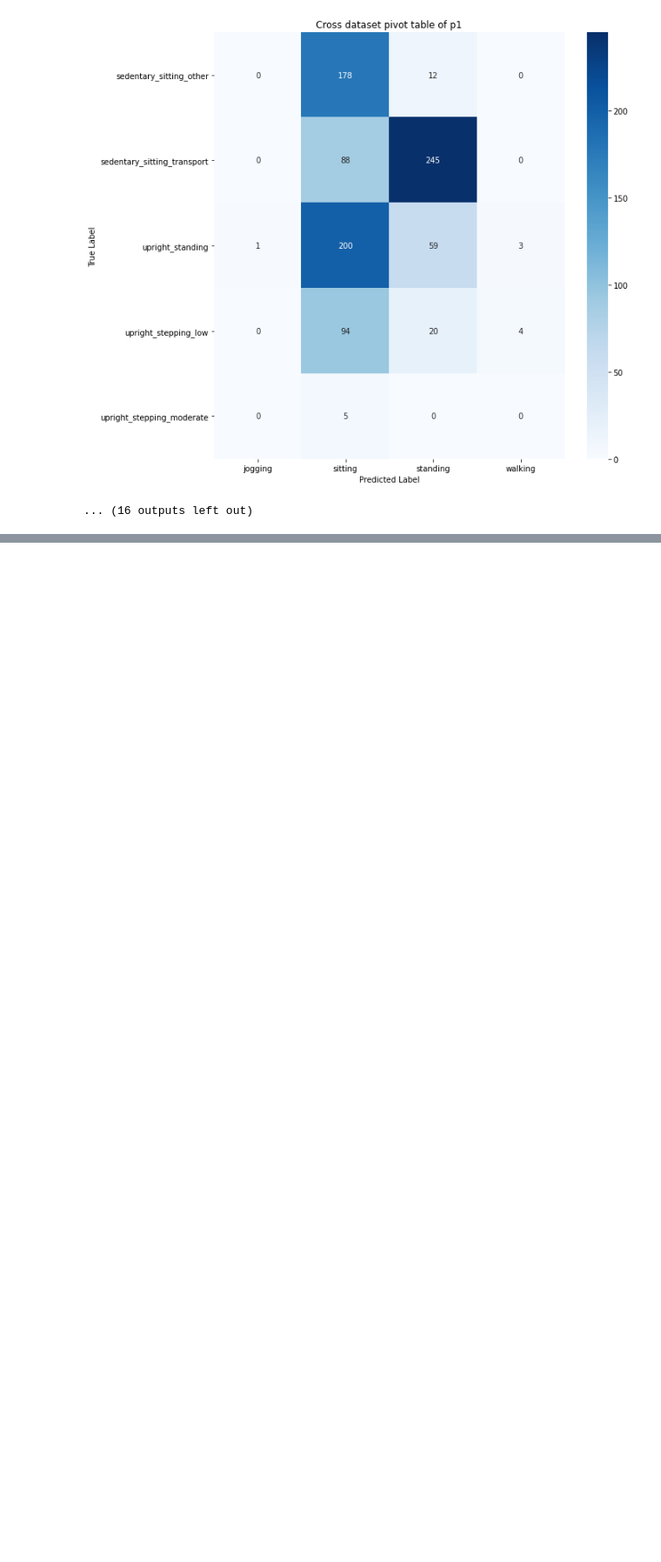
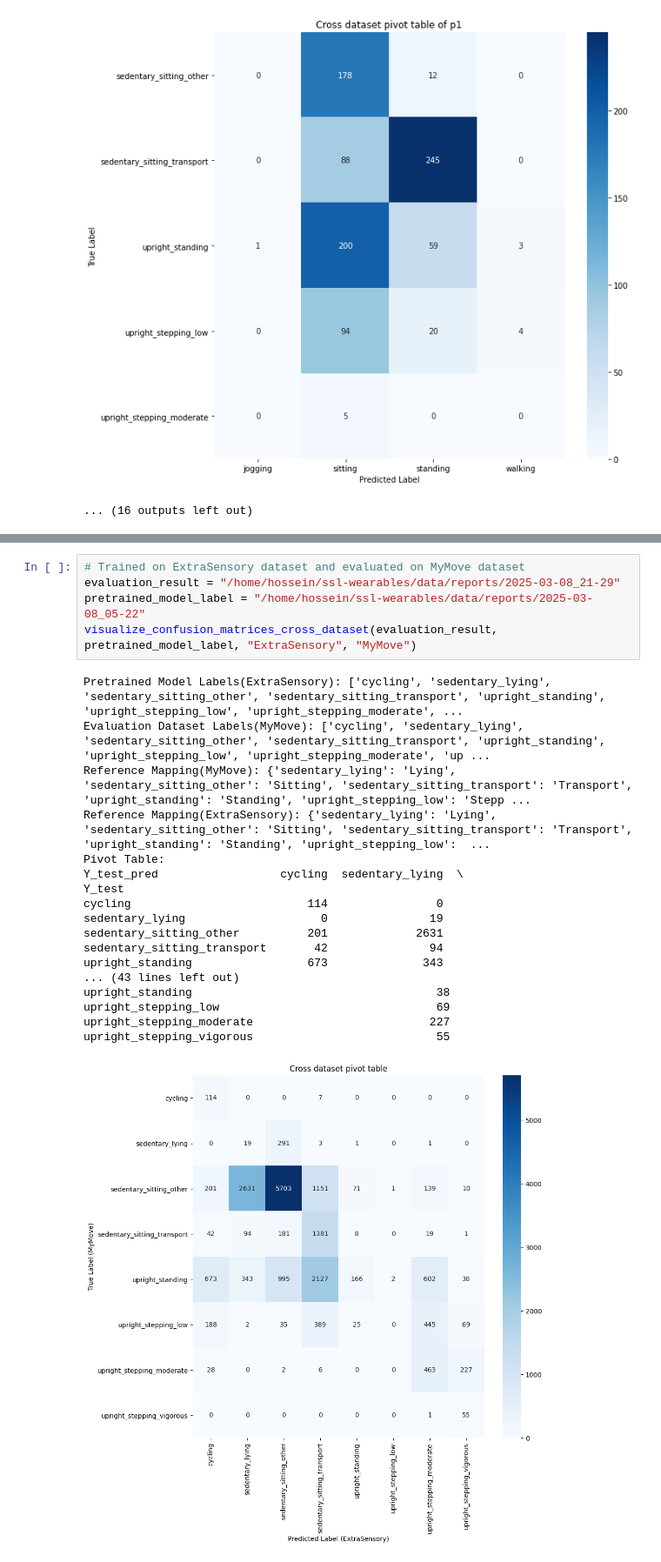
Before and after one commit to h-khayami/ssl-wearables, a Jupyter notebook: plots/confusion_matrices.ipynb, the cells around one changed output, grey strips where cells are left out. Shown at 87% size. Drawn from its saved outputs; the diff is of its cells as text; blank space fills up the shorter version.

```diff
--- a/plots/confusion_matrices.ipynb
+++ b/plots/confusion_matrices.ipynb
@@ -329,0 +539,24 @@ upright_stepping_moderate          0        5         0        0
+# %%
+# Trained on ExtraSensory dataset and evaluated on MyMove dataset
+evaluation_result = "/home/hossein/ssl-wearables/data/reports/2025-03-08_21-29"
+pretrained_model_label = "/home/hossein/ssl-wearables/data/reports/2025-03-08_05-22"
+visualize_confusion_matrices_cross_dataset(evaluation_result, pretrained_model_label, "ExtraSensory", "MyMove")
+# %% [output]
+Pretrained Model Labels(ExtraSensory): ['cycling', 'sedentary_lying', 'sedentary_sitting_other', 'sedentary_sitting_transport', 'upright_standing', 'upright_stepping_low', 'upright_stepping_moderate', ...
+Evaluation Dataset Labels(MyMove): ['cycling', 'sedentary_lying', 'sedentary_sitting_other', 'sedentary_sitting_transport', 'upright_standing', 'upright_stepping_low', 'upright_stepping_moderate', 'up ...
+Reference Mapping(MyMove): {'sedentary_lying': 'Lying', 'sedentary_sitting_other': 'Sitting', 'sedentary_sitting_transport': 'Transport', 'upright_standing': 'Standing', 'upright_stepping_low': 'Stepp ...
+Reference Mapping(ExtraSensory): {'sedentary_lying': 'Lying', 'sedentary_sitting_other': 'Sitting', 'sedentary_sitting_transport': 'Transport', 'upright_standing': 'Standing', 'upright_stepping_low':  ...
+Pivot Table:
+Y_test_pred                  cycling  sedentary_lying  \
+Y_test
+cycling                          114                0
+sedentary_lying                    0               19
+sedentary_sitting_other          201             2631
+sedentary_sitting_transport       42               94
+upright_standing                 673              343
+... (43 lines left out)
+upright_standing                                    38
+upright_stepping_low                                69
+upright_stepping_moderate                          227
+upright_stepping_vigorous                           55
+[figure, added]
```
Also changed, not shown: parts of 5 cells of this notebook, 13 other files.
